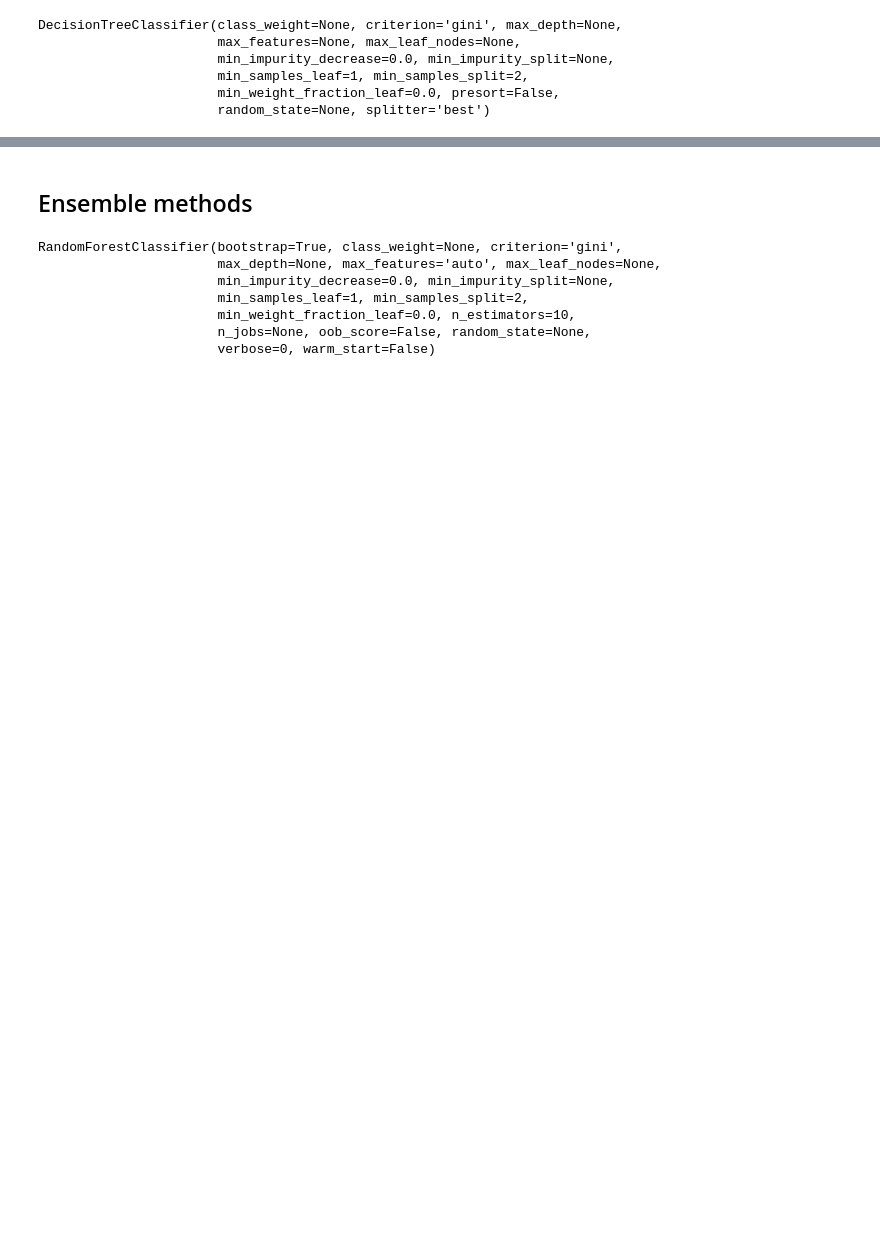
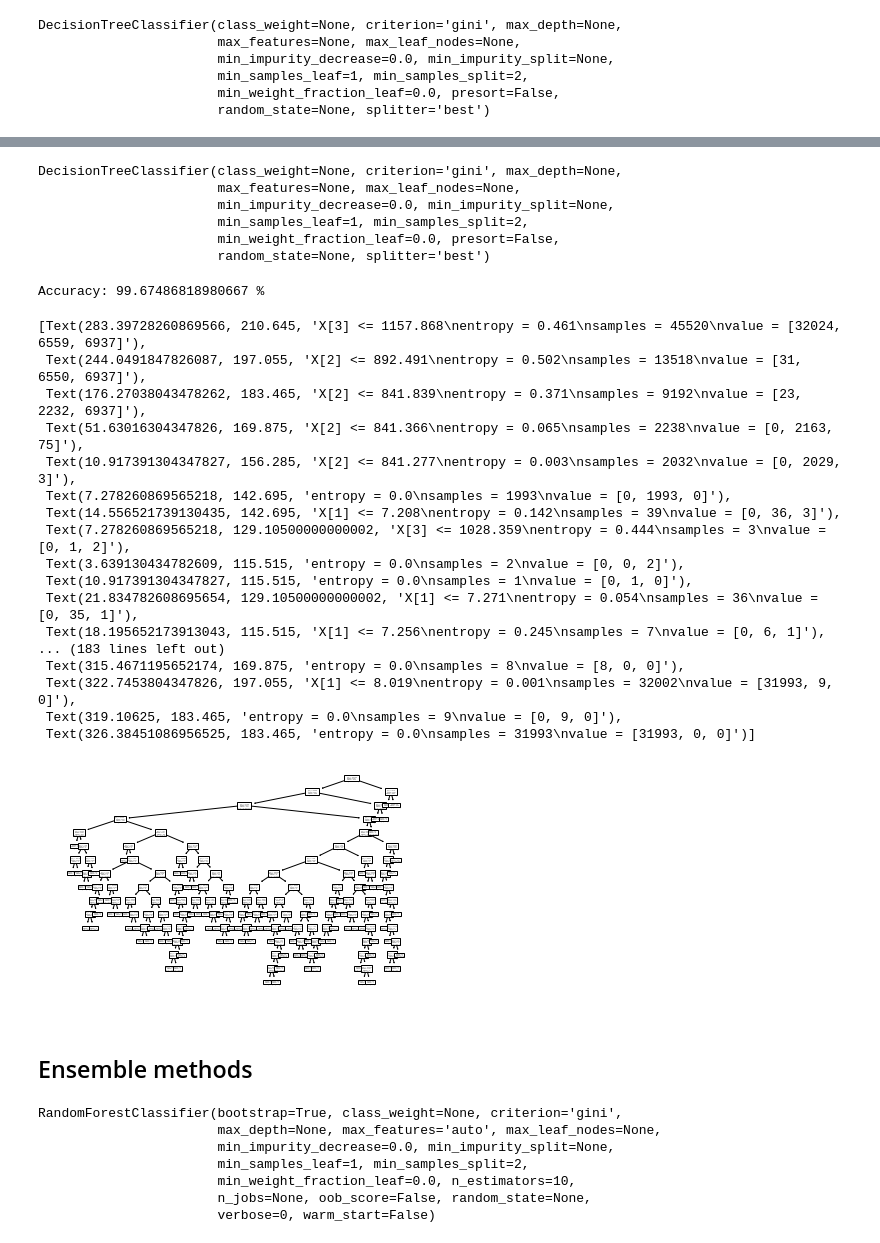
Before and after one commit to sprince0031/Solar-Fault-Detection-Classification-Project, a Jupyter notebook: solar_Project_Final.ipynb, the cells around one changed output, grey strips where cells are left out. Saved outputs shown, nothing was run; the diff lists cells and outputs as text; code cells hidden in the pictures; blank space fills up the shorter version.

```diff
--- a/solar_Project_Final.ipynb
+++ b/solar_Project_Final.ipynb
@@ -156,6 +156,7 @@ train_shuffled = train_total.sample(frac=1)
 train_shuffled_X = train_shuffled.drop(['no_module_fault', 'fault', 'partial_shading'], axis=1)
 train_shuffled_y = train_shuffled['fault']
 train_shuffled_y_partial = train_shuffled['partial_shading']
+train_shuffled_y_modules = train_shuffled['no_module_fault']
 print(train_shuffled_X)
 print(train_shuffled_y)
 # %% [output]
@@ -343,3 +355,39 @@ tree.plot_tree(model_DT_partial)
+# %%
+model_DT_modules = DecisionTreeClassifier()
+model_DT_modules.fit(train_shuffled_X, train_shuffled_y_modules)
+# %% [output]
+DecisionTreeClassifier(class_weight=None, criterion='gini', max_depth=None,
+                       max_features=None, max_leaf_nodes=None,
+                       min_impurity_decrease=0.0, min_impurity_split=None,
+                       min_samples_leaf=1, min_samples_split=2,
+                       min_weight_fraction_leaf=0.0, presort=False,
+                       random_state=None, splitter='best')
+# %%
+predict_DT_modules = model_DT_modules.predict(test_total_X)
+print("Accuracy:", accuracy_score(test_total_y_modules, predict_DT_modules)*100, "%")
+# %% [output]
+Accuracy: 99.67486818980667 %
+# %%
+tree.plot_tree(model_DT_modules)
+# %% [output]
+[Text(283.39728260869566, 210.645, 'X[3] <= 1157.868\nentropy = 0.461\nsamples = 45520\nvalue = [32024, 6559, 6937]'),
+ Text(244.0491847826087, 197.055, 'X[2] <= 892.491\nentropy = 0.502\nsamples = 13518\nvalue = [31, 6550, 6937]'),
+ Text(176.27038043478262, 183.465, 'X[2] <= 841.839\nentropy = 0.371\nsamples = 9192\nvalue = [23, 2232, 6937]'),
+ Text(51.63016304347826, 169.875, 'X[2] <= 841.366\nentropy = 0.065\nsamples = 2238\nvalue = [0, 2163, 75]'),
+ Text(10.917391304347827, 156.285, 'X[2] <= 841.277\nentropy = 0.003\nsamples = 2032\nvalue = [0, 2029, 3]'),
+ Text(7.278260869565218, 142.695, 'entropy = 0.0\nsamples = 1993\nvalue = [0, 1993, 0]'),
+ Text(14.556521739130435, 142.695, 'X[1] <= 7.208\nentropy = 0.142\nsamples = 39\nvalue = [0, 36, 3]'),
+ Text(7.278260869565218, 129.10500000000002, 'X[3] <= 1028.359\nentropy = 0.444\nsamples = 3\nvalue = [0, 1, 2]'),
+ Text(3.639130434782609, 115.515, 'entropy = 0.0\nsamples = 2\nvalue = [0, 0, 2]'),
+ Text(10.917391304347827, 115.515, 'entropy = 0.0\nsamples = 1\nvalue = [0, 1, 0]'),
+ Text(21.834782608695654, 129.10500000000002, 'X[1] <= 7.271\nentropy = 0.054\nsamples = 36\nvalue = [0, 35, 1]'),
+ Text(18.195652173913043, 115.515, 'X[1] <= 7.256\nentropy = 0.245\nsamples = 7\nvalue = [0, 6, 1]'),
+... (183 lines left out)
+ Text(315.4671195652174, 169.875, 'entropy = 0.0\nsamples = 8\nvalue = [8, 0, 0]'),
+ Text(322.7453804347826, 197.055, 'X[1] <= 8.019\nentropy = 0.001\nsamples = 32002\nvalue = [31993, 9, 0]'),
+ Text(319.10625, 183.465, 'entropy = 0.0\nsamples = 9\nvalue = [0, 9, 0]'),
+ Text(326.38451086956525, 183.465, 'entropy = 0.0\nsamples = 31993\nvalue = [31993, 0, 0]')]
+[figure, added]
 # %% [markdown]
 ## Ensemble methods
 # %%
```
Also changed, not shown: parts of 30 cells of this notebook.
